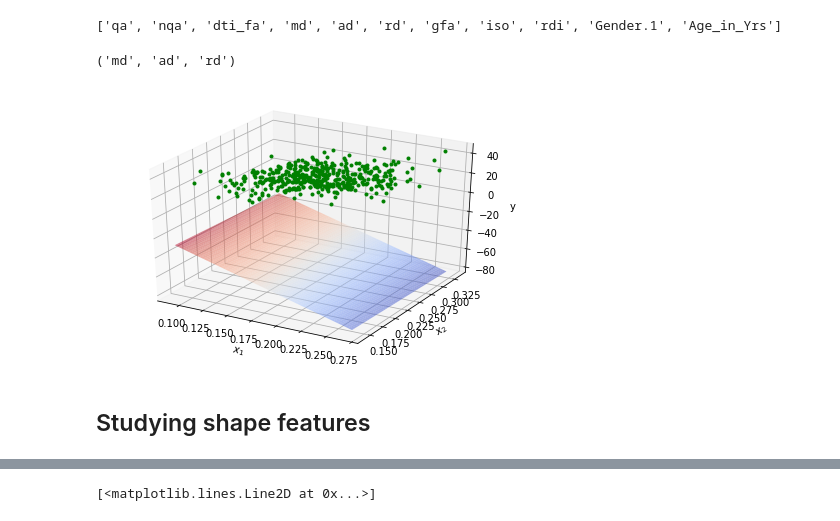
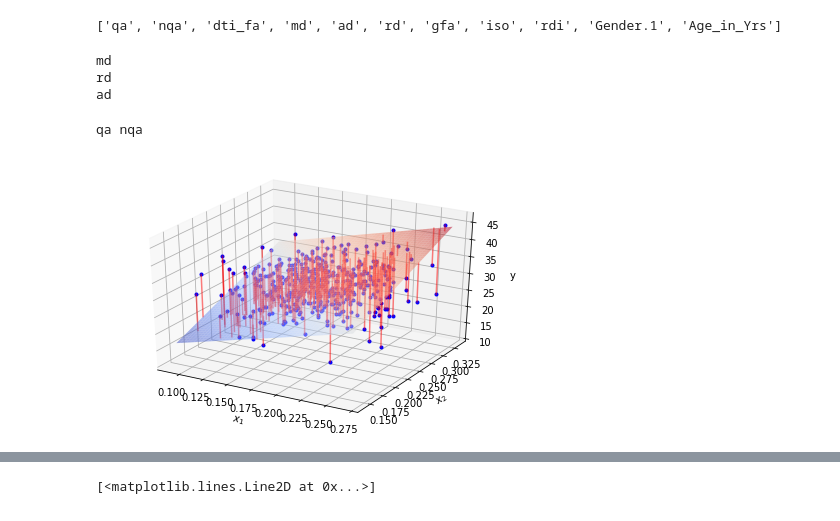
Before and after one commit to benedetta-mariani/BrainHack-Padova-2020, a Jupyter notebook: BrainHack_Padova.ipynb, the cells around one changed output, grey strips where cells are left out. Cells and saved outputs as stored; diff of their text form; code cells hidden in the pictures.

```diff
--- a/BrainHack_Padova.ipynb
+++ b/BrainHack_Padova.ipynb
@@ -38,6 +49,6 @@ df[col[30:]].head()
 # %%
-diff_labels = df.columns[df.columns.tolist().index("qa"):df.columns.tolist().index("rdi") + 1].tolist()
-pers_labels = df.columns[df.columns.tolist().index("NEOFAC_A"):df.columns.tolist().index("NEOFAC_E") + 1].tolist()
+diff_labels = example.columns[example.columns.tolist().index("qa"):example.columns.tolist().index("rdi") + 1].tolist()
+pers_labels = example.columns[example.columns.tolist().index("NEOFAC_A"):example.columns.tolist().index("NEOFAC_E") + 1].tolist()
 diff_labels, pers_labels
 
 
@@ -79,8 +92,8 @@ xs = []
 for file in sorted(os.listdir()):
   if "tsv" in file:
     fd = pd.read_csv(file, sep =  '\t', index_col = 0)
-    for s in pers_labels:
-      for l in diff_labels:
+    for s in diff_labels:
+      for l in pers_labels:
         x = fd[s]
         idx = np.where(np.isnan(x))
         y = fd[l]
@@ -92,7 +105,7 @@ for file in sorted(os.listdir()):
         pval.append(ls.pvalues[1])
         coef.append(ls.params[1])
         intercept.append(ls.params[0])
-        xs.append(x)
         features.append([file,s,l])
+        # here make a dictionary
 # %%
 files = np.array(features)[np.array(pval) < 0.0005]
@@ -114,8 +128,8 @@ len(files)
 # %%
 for r in range(len(files)):
   f = files[r][0]
-  l = files[r][1]
-  s = files[r][2]
+  s = files[r][1]
+  l = files[r][2]
   fd = pd.read_csv(f, sep =  '\t', index_col = 0)
   x = fd[s]
   y = fd[l]
@@ -274,6 +284,8 @@ for r in range(len(files)):
     plt.figure()
     plt.title('Personality tract: %s - Fiber %s' %(t,f))
     plt.plot(model.coef_, 'r.')
+    plt.xlabel('Feature i ')
+    plt.ylabel(r'$\hat{\theta}_i$')
     plt.xticks(np.arange(0,len(col),1), labels = col)
 # %% [output]
 Tract Cingulum_Parahippocampal_R.tsv
@@ -293,28 +305,48 @@ print(col)
 # %% [output]
 ['qa', 'nqa', 'dti_fa', 'md', 'ad', 'rd', 'gfa', 'iso', 'rdi', 'Gender.1', 'Age_in_Yrs']
 # %%
-np.argsort(np.abs(model.coef_))[::-1]
-col[3], col[4], col[5]
+for r in np.argsort(np.abs(model.coef_))[::-1][:3]:
+  print(col[r])
 # %% [output]
-('md', 'ad', 'rd')
+md
+rd
+ad
 # %%
+# contigous indexes
+idx1 = 0
+idx2 = 1
+print(col[idx1], col[idx2])
 theta_hat = ordinary_least_squares(Xnew2, y)
-xx, yy = np.mgrid[min(Xnew2[:,1]):max(Xnew2[:,1]):50j, min(Xnew2[:,2]):max(Xnew2[:,2]):50j]
-y_hat_grid = np.array([xx.flatten(), yy.flatten()]).T @ theta_hat[1:3]
+x_pred = np.linspace(min(Xnew2[:,1+idx1]),max(Xnew2[:,1+idx1]), 50)
+y_pred = np.linspace(min(Xnew2[:,1+idx2]),max(Xnew2[:,1+idx2]), 50)
+xx, yy = np.meshgrid(x_pred, y_pred)
+theta_hat = ordinary_least_squares(Xnew2[:,1+idx1:2+idx2], y)
+y_hat_grid = np.array([xx.flatten(), yy.flatten()]).T @ theta_hat
+ypred = Xnew2[:,1+idx1:1+idx2+1] @ theta_hat
 y_hat_grid = y_hat_grid.reshape((50, 50))
+model_viz = np.array([xx.flatten(), yy.flatten()]).T
+from sklearn import linear_model
+ols = linear_model.LinearRegression()
+model = ols.fit(Xnew[:,idx1:idx2+1], y)
 ax = plt.subplot(projection='3d')
-ax.plot(Xnew2[:, 1], Xnew2[:, 2], y, 'g.')
-ax.plot_surface(xx, yy, y_hat_grid, linewidth=0, alpha=0.5, color='C1',
+
+ax.plot(Xnew2[:, 1+idx1], Xnew2[:, 1+idx2], y, 'b.')
+ax.plot_surface(xx, yy, y_hat_grid.reshape(50,50), linewidth=0, alpha=0.5, color='C1',
                 cmap=plt.get_cmap('coolwarm'))
 
 ax.set(
     xlabel='$x_1$',
-
     ylabel='$x_2$',
     zlabel='y'
+
 )
+for i in range(len(Xnew2)):
+  ax.plot((Xnew2[i, 1+idx1], Xnew2[i, 1+idx1]),
+          (Xnew2[i, 1+idx2], Xnew2[i, 1+ idx2]),
+          (y[i], ypred[i]),
+          'r-', alpha=.5)
+
 plt.tight_layout()
 # %% [output]
+qa nqa
-[figure, old version]
+[figure, new version]
-# %% [markdown]
-## Studying shape features
```
Also changed, not shown: parts of 47 cells of this notebook.
